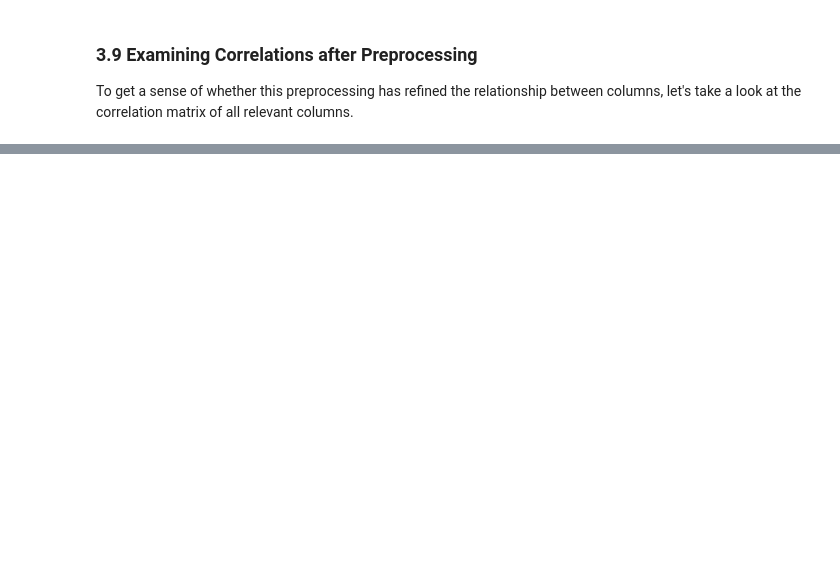
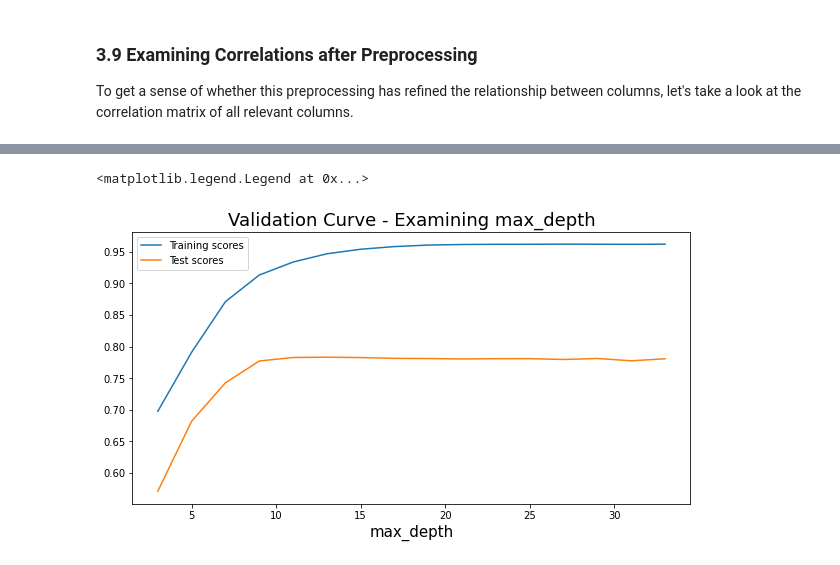
Before and after one commit to altogi/PredictingBikeSharing, a Jupyter notebook: Bike_Sharing_Group3.ipynb, the cells around one changed output, grey strips where cells are left out. Saved outputs shown, nothing was run; the diff lists cells and outputs as text; code cells hidden in the pictures; blank space fills up the shorter version.

```diff
--- a/Bike_Sharing_Group3.ipynb
+++ b/Bike_Sharing_Group3.ipynb
@@ -699,0 +982,13 @@ It seems that 'Rush_Hour' has a very strong correlation with 'cnt', even eclipsi
+# %%
+max_depth = np.arange(3, 35, 2)
+train_scores, test_scores = validation_curve(clf, X, np.ravel(y), cv=custom_cv, param_name="regressor__max_depth", param_range=max_depth, scoring='r2')
+# %%
+plt.figure(figsize=(10,5))
+plt.title('Validation Curve - Examining max_depth', fontsize=18)
+plt.plot(max_depth, train_scores, label='Training scores')
+plt.plot(max_depth, test_scores, label='Test scores')
+plt.xlabel('max_depth', fontsize=15)
+plt.legend()
+# %% [output]
+<matplotlib.legend.Legend at 0x...>
+[figure, added]
```
Also changed, not shown: parts of 64 cells of this notebook.
